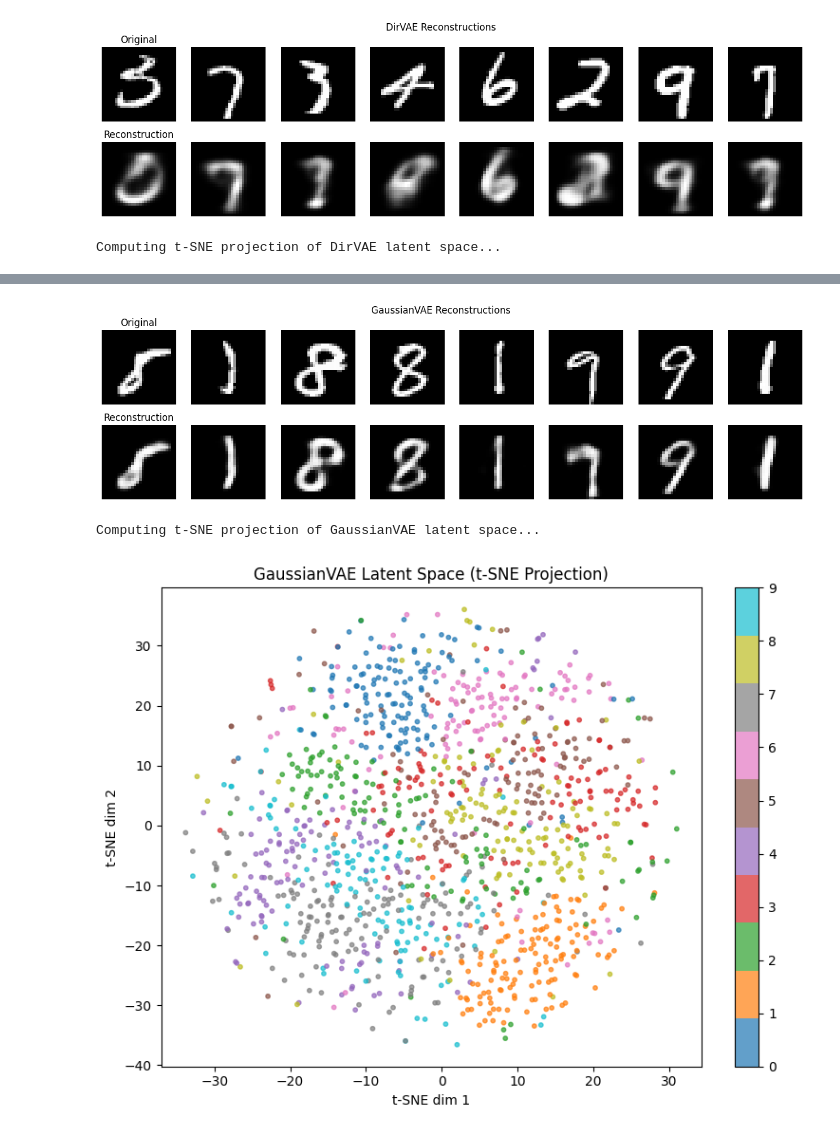
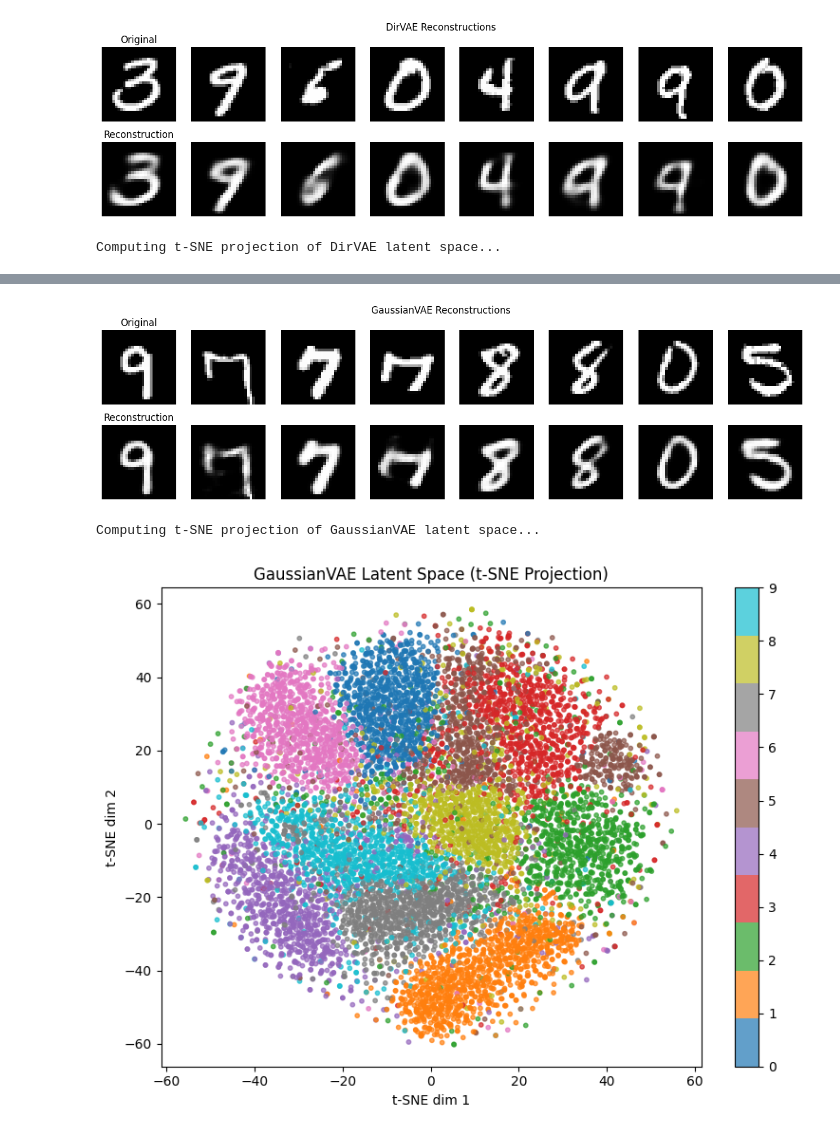
Before and after one commit to KarolineKlan/deep_project_group_38, a Jupyter notebook: notebooks/Dirichlet_implementations.ipynb, the cells around one changed output, grey strips where cells are left out. Saved outputs shown, nothing was run; the diff lists cells and outputs as text; code cells hidden in the pictures.

```diff
--- a/notebooks/Dirichlet_implementations.ipynb
+++ b/notebooks/Dirichlet_implementations.ipynb
@@ -233,7 +233,7 @@ if __name__ == "__main__":
 
     input_dim = 28 * 28
     latent_dim = 50
-    epochs=15
+    epochs=50
     batch_size=100
     learning_rate=5e-4
 
@@ -316,7 +316,7 @@ from sklearn.manifold import TSNE
 import torch
 import numpy as np
 
-def visualize_model(model, loader, device, model_name="Model", n_samples=8, tsne_samples=1280):
+def visualize_model(model, loader, device, model_name="Model", n_samples=8, tsne_samples=10000):
     model.eval()
 
     # -----------------------------
@@ -395,5 +395,5 @@ def visualize_model(model, loader, device, model_name="Model", n_samples=8, tsne
 visualize_model(model_DIR, loader, device, model_name="DirVAE")
 visualize_model(model_GAU, loader, device, model_name="GaussianVAE")
 # %% [output]
-[figure, old version]
+[figure, new version]
 Computing t-SNE projection of DirVAE latent space...
@@ -401,3 +401,3 @@ Computing t-SNE projection of DirVAE latent space...
-[figure, old version]
+[figure, new version]
 Computing t-SNE projection of GaussianVAE latent space...
-[figure, old version]
+[figure, new version]
```
Also changed, not shown: parts of 2 cells of this notebook.
